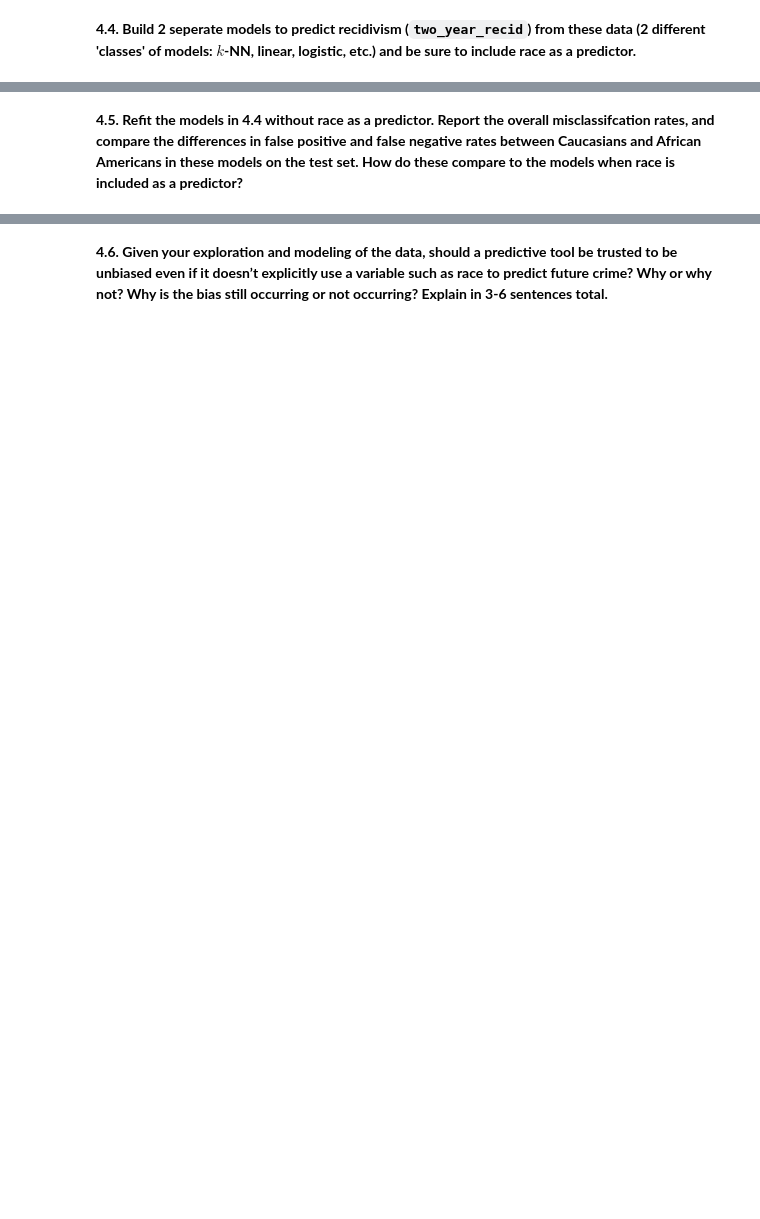
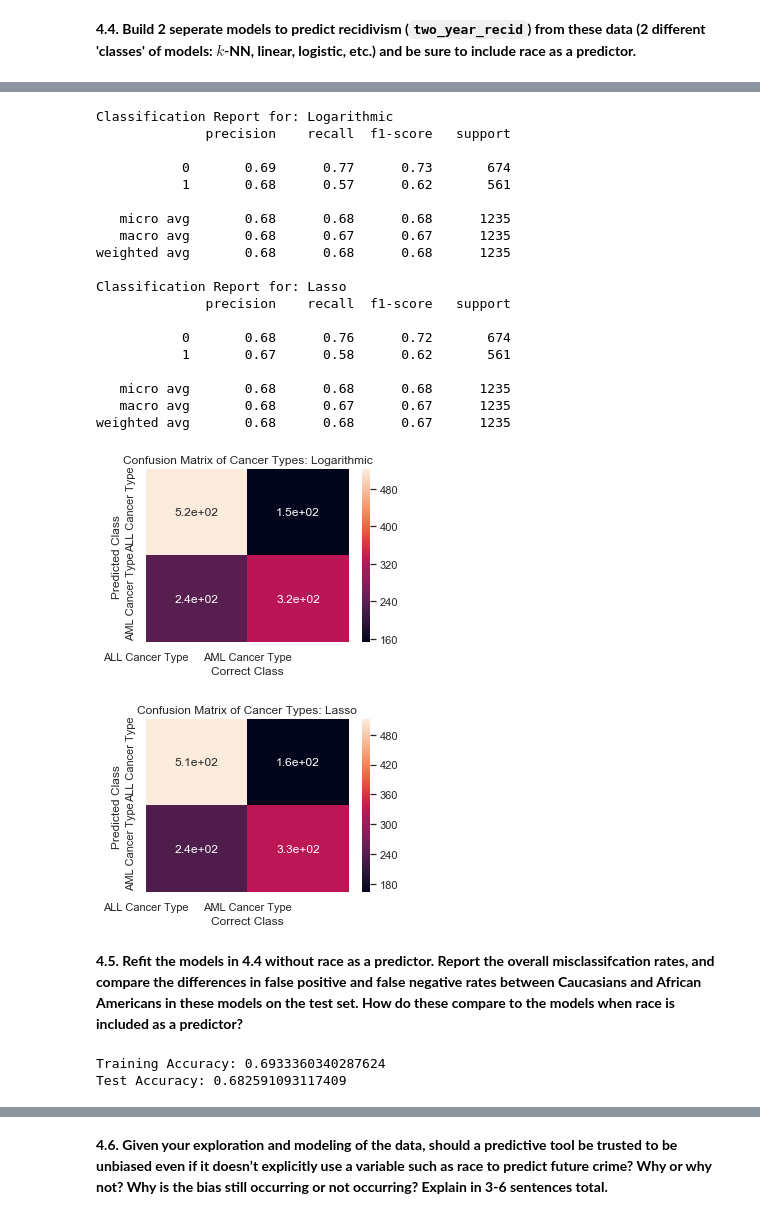
Before and after one commit to jake-w-schneider/CS109a-Group-81-Final-Project, a Jupyter notebook: HW/hw5/hw5.ipynb, the cells around one changed output, grey strips where cells are left out. Drawn from its saved outputs; the diff is of its cells as text; code cells hidden in the pictures; blank space fills up the shorter version.

```diff
--- a/HW/hw5/hw5.ipynb
+++ b/HW/hw5/hw5.ipynb
@@ -357,0 +457,31 @@ compas_df = pd.read_csv('data/compas.csv')
+# %%
+X_train_c_array = X_train_c.values #returns a numpy array
+min_max_scaler = preprocessing.MinMaxScaler()
+x_c_scaled = min_max_scaler.fit_transform(X_train_c_array)
+normalized_X_c_train = pd.DataFrame(x_c_scaled)
+normalized_X_c_train.columns = X_train_c.columns
+
+X_test_c_array = X_test_c.values #returns a numpy array
+min_max_scaler = preprocessing.MinMaxScaler()
+x_c_scaled = min_max_scaler.fit_transform(X_test_c_array)
+normalized_X_c_test = pd.DataFrame(x_c_scaled)
+normalized_X_c_test.columns = X_test_c.columns
+# %%
+#Lasso
+
+lasso = Lasso(random_state=0, max_iter=10000)
+model_lasso_c = LassoCV(alphas = [1, 0.1, 0.001, 0.0005]).fit(normalized_X_c_train, y_train_c)
+
+coef_dict = {}
+for coef, feat in zip(model_lasso_c.coef_,normalized_X_c_train.columns):
+    coef_dict[feat] = coef
+
+
+y_c_hat_train_lasso = model_lasso_c.predict(normalized_X_c_train)
+y_c_hat_test_lasso = model_lasso_c.predict(normalized_X_c_test)
+
+print("Training Accuracy:", accuracy_score(y_train_c, np.round(y_c_hat_train_lasso)))
+print("Test Accuracy:", accuracy_score(y_test_c, np.round(y_c_hat_test_lasso)))
+print("Lasso picked " + str(sum(model_lasso_c.coef_ != 0)) +
+      " variables and eliminated the other " +  str(sum(model_lasso_c.coef_ == 0)) +
+      " variables")
@@ -358,2 +514,31 @@ compas_df = pd.read_csv('data/compas.csv')
+# %%
+labels = ("Logarithmic",'Lasso')
+y_hat_vals = (y_hat_c_test_log, y_c_hat_test_lasso)
+nums = [1,2]
+
+for x,y,z in zip(labels,y_hat_vals, nums):
+    create_confusion_matrix(x, y_test_c,y,z)
+# %% [output]
+Classification Report for: Logarithmic
+              precision    recall  f1-score   support
+
+           0       0.69      0.77      0.73       674
+           1       0.68      0.57      0.62       561
+
+   micro avg       0.68      0.68      0.68      1235
+   macro avg       0.68      0.67      0.67      1235
+weighted avg       0.68      0.68      0.68      1235
+
+Classification Report for: Lasso
+              precision    recall  f1-score   support
+
+           0       0.68      0.76      0.72       674
+           1       0.67      0.58      0.62       561
+
+   micro avg       0.68      0.68      0.68      1235
+   macro avg       0.68      0.67      0.67      1235
+weighted avg       0.68      0.68      0.67      1235
+[figure, added]
+[figure, added]
 # %% [markdown]
 **4.5. Refit the models in 4.4 without race as a predictor. Report the overall misclassifcation rates, and compare the differences in false positive and false negative rates between Caucasians and African Americans in these models on the test set. How do these compare to the models when race is included as a predictor?**
@@ -361,0 +554,12 @@ compas_df = pd.read_csv('data/compas.csv')
+# %%
+lr = LogisticRegression(C=100000000)
+lr.fit(X_train_c_norace, y_train_c)
+
+y_hat_c_train_log_norace = lr.predict(X_train_c_norace)
+print("Training Accuracy:", accuracy_score(y_train_c, y_hat_c_train_log_norace))
+
+y_hat_c_test_log_norace = lr.predict(X_test_c_norace)
+print("Test Accuracy:", accuracy_score(y_test_c, y_hat_c_test_log_norace))
+# %% [output]
+Training Accuracy: 0.6933360340287624
+Test Accuracy: 0.682591093117409
```
Also changed, not shown: parts of 23 cells of this notebook.
